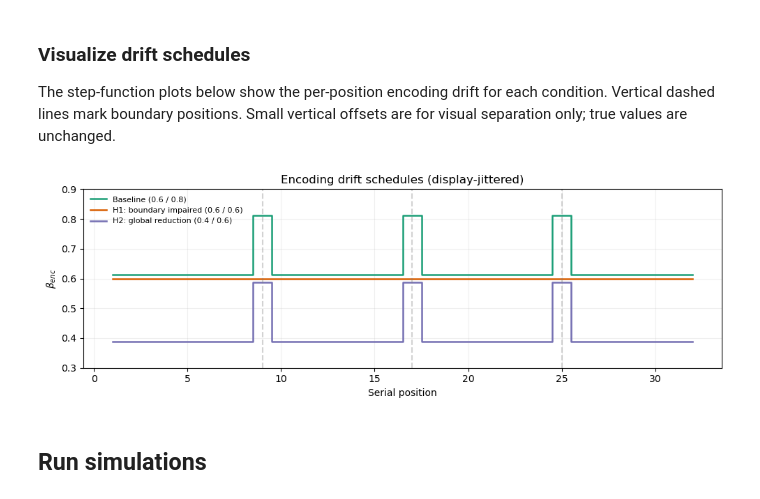
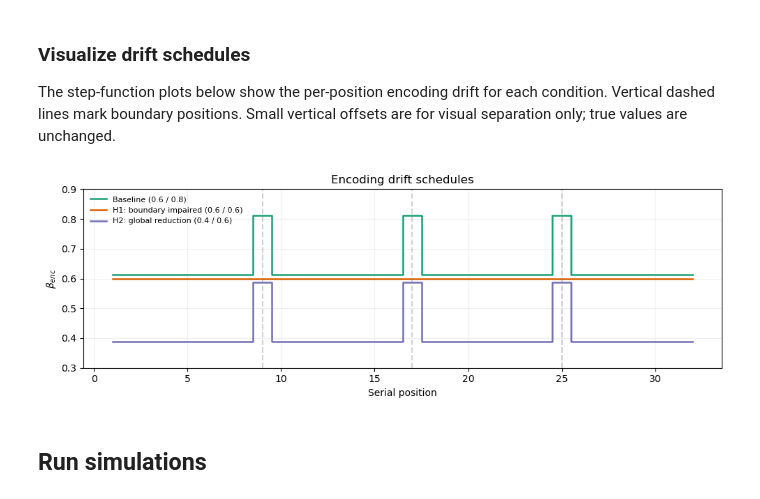
Before and after one commit to beaverjuly/PTSD_MemorySegmentation, a Jupyter notebook: external/CMR_SEM/CMR_boundary_sim/CMR_targeted_boundary_sim.ipynb, the cells around one changed output. Drawn from its saved outputs; the diff is of its cells as text; code cells hidden in the pictures.

```diff
--- a/external/CMR_SEM/CMR_boundary_sim/CMR_targeted_boundary_sim.ipynb
+++ b/external/CMR_SEM/CMR_boundary_sim/CMR_targeted_boundary_sim.ipynb
@@ -77,35 +78,35 @@ COLORS = {
 }
 
 OFFSETS = {
     "Baseline (0.6 / 0.8)":  0.012,
     "H1: boundary impaired (0.6 / 0.6)": 0.0,
     "H2: global reduction (0.4 / 0.6)": -0.012,
 }
 
 fig, ax = plt.subplots(figsize=(10, 3.5))
 
 for label, B in schedules.items():
     B_plot = np.asarray(B) + OFFSETS[label]
     ax.step(
         positions, B_plot, where='mid',
         lw=1.8, label=label, color=COLORS[label]
     )
 
 for j in bps:
     ax.axvline(j, color='grey', ls='--', alpha=0.35)
 
 ax.set(
     xlabel='Serial position',
     ylabel=r'$\beta_{enc}$',
-    title='Encoding drift schedules (display-jittered)',
+    title='Encoding drift schedules',
     ylim=(0.3, 0.9)
 )
 ax.legend(fontsize=8, frameon=False)
 ax.grid(alpha=0.2)
 plt.tight_layout()
 plt.show()
 # %% [output]
-[figure, old version]
+[figure, new version]
 # %% [markdown]
 ## Run simulations
 # %%
```
Also changed, not shown: parts of 34 cells of this notebook, 2 other files.
